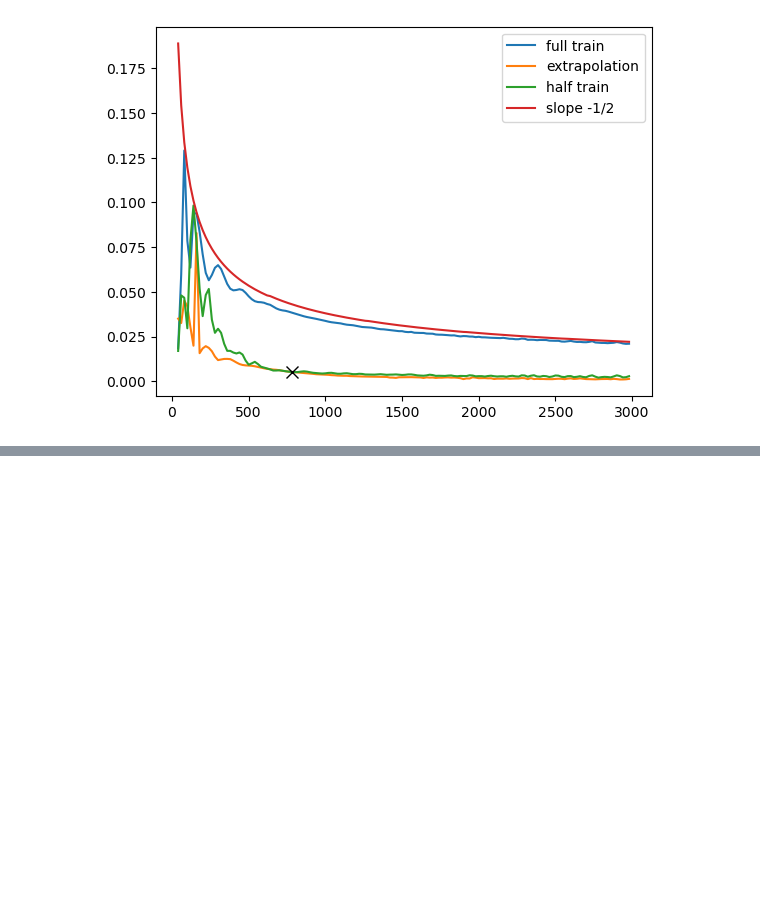
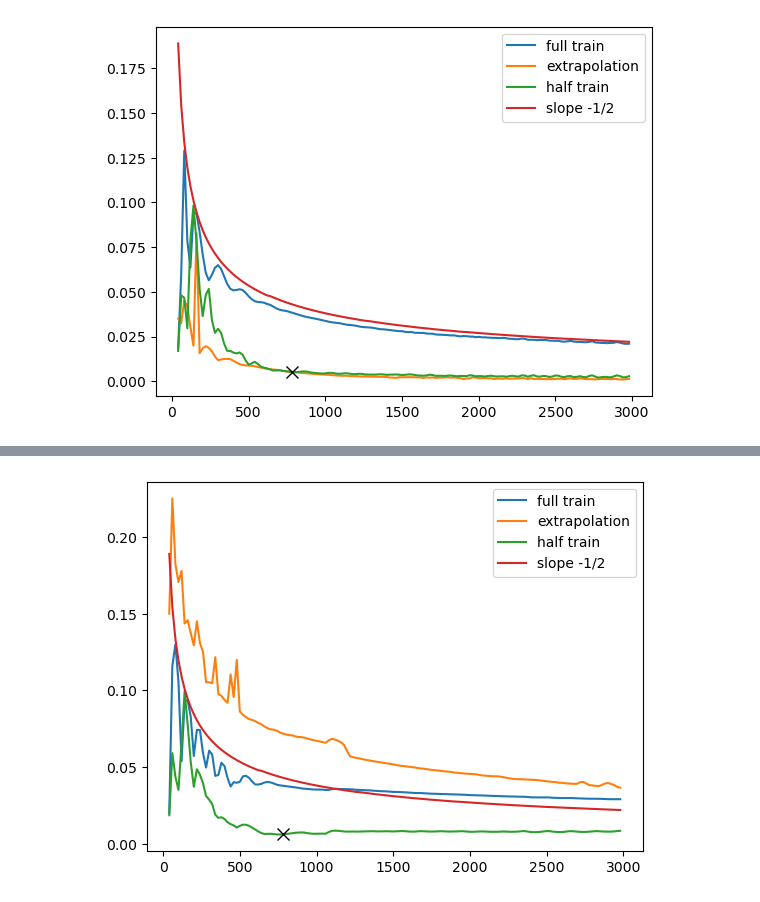
Before and after one commit to chloe-cyc/Part-II, a Jupyter notebook: MASH_optimization/Ehrenfest/plot_train_test.ipynb, the cells around one changed output, grey strips where cells are left out. Saved outputs shown, nothing was run; the diff lists cells and outputs as text; code cells hidden in the pictures; blank space fills up the shorter version.

```diff
--- a/MASH_optimization/Ehrenfest/plot_train_test.ipynb
+++ b/MASH_optimization/Ehrenfest/plot_train_test.ipynb
@@ -170,0 +138,27 @@ plt.show()
+# %%
+#Full Train
+resid1 = np.loadtxt("scan_0_5000_site77eq_resid1.dat")
+plt.plot(resid1[:,0],resid1[:,1], label = "full train")
+
+resid2 =np.loadtxt("scan_0_5000_site77eq_resid2.dat")
+plt.plot(resid2[:,0],resid2[:,1], label = "extrapolation")
+
+resid3 =np.loadtxt("scan_0_5000_site77eq_resid3.dat")
+plt.plot(resid3[:,0],resid3[:,1],label="half train")
+
+neg = np.loadtxt("scan_0_5000_site77eq_neghalf.dat")
+plt.plot(neg[:,0],1/np.sqrt(neg[:,1]),label="slope -1/2")
+
+
+plt.legend()
+
+plt.plot(resid3[37,0], resid3[37,1], 'x', markersize=8, color = 'black')
+
+# #straight line of slope -1/2
+# x = np.linspace(0,100,1500)
+# y =-1/2*x
+# plt.plot(x,y)
+
+plt.show()
+# %% [output]
+[figure, added]
```
Also changed, not shown: parts of 16 cells of this notebook, 52 other files.
